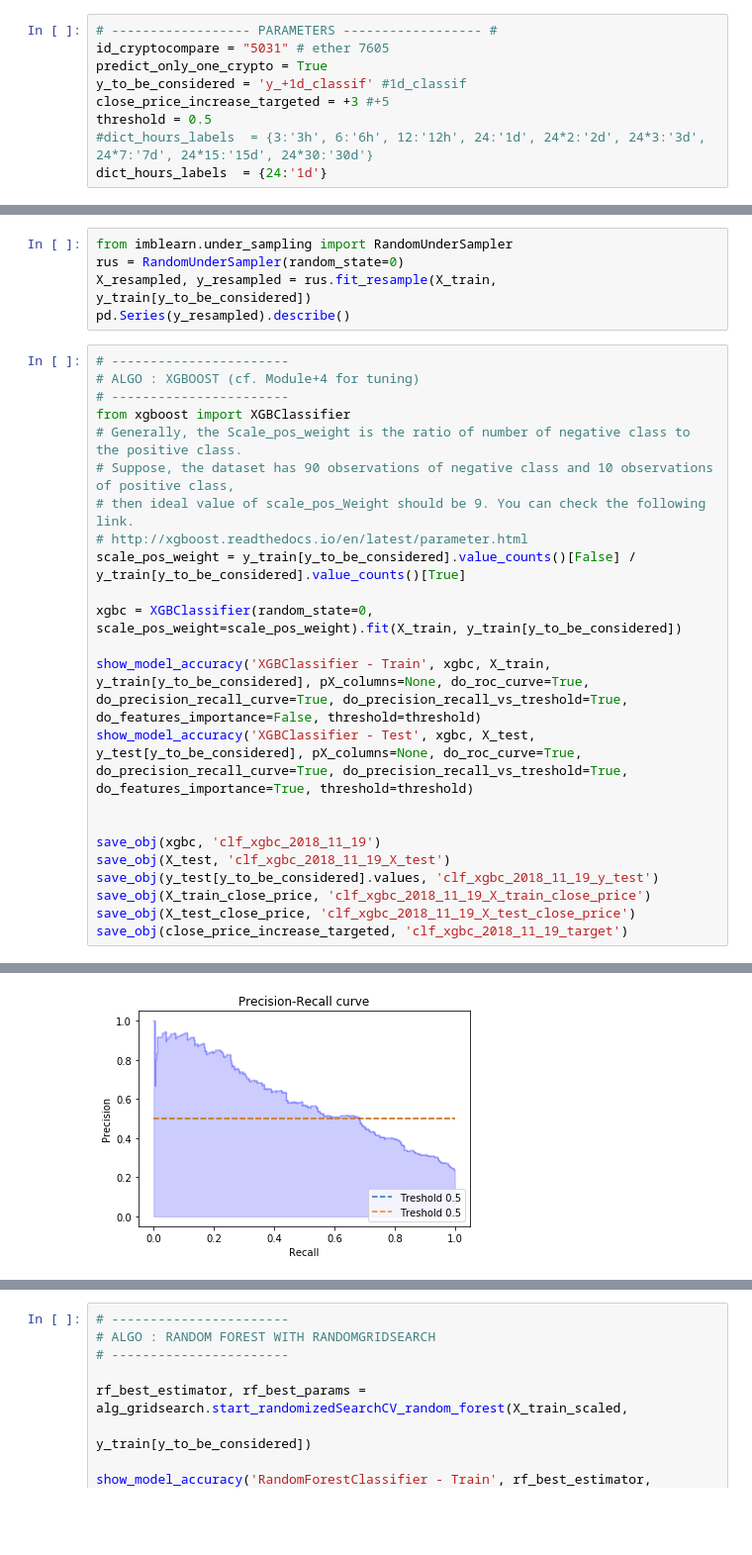
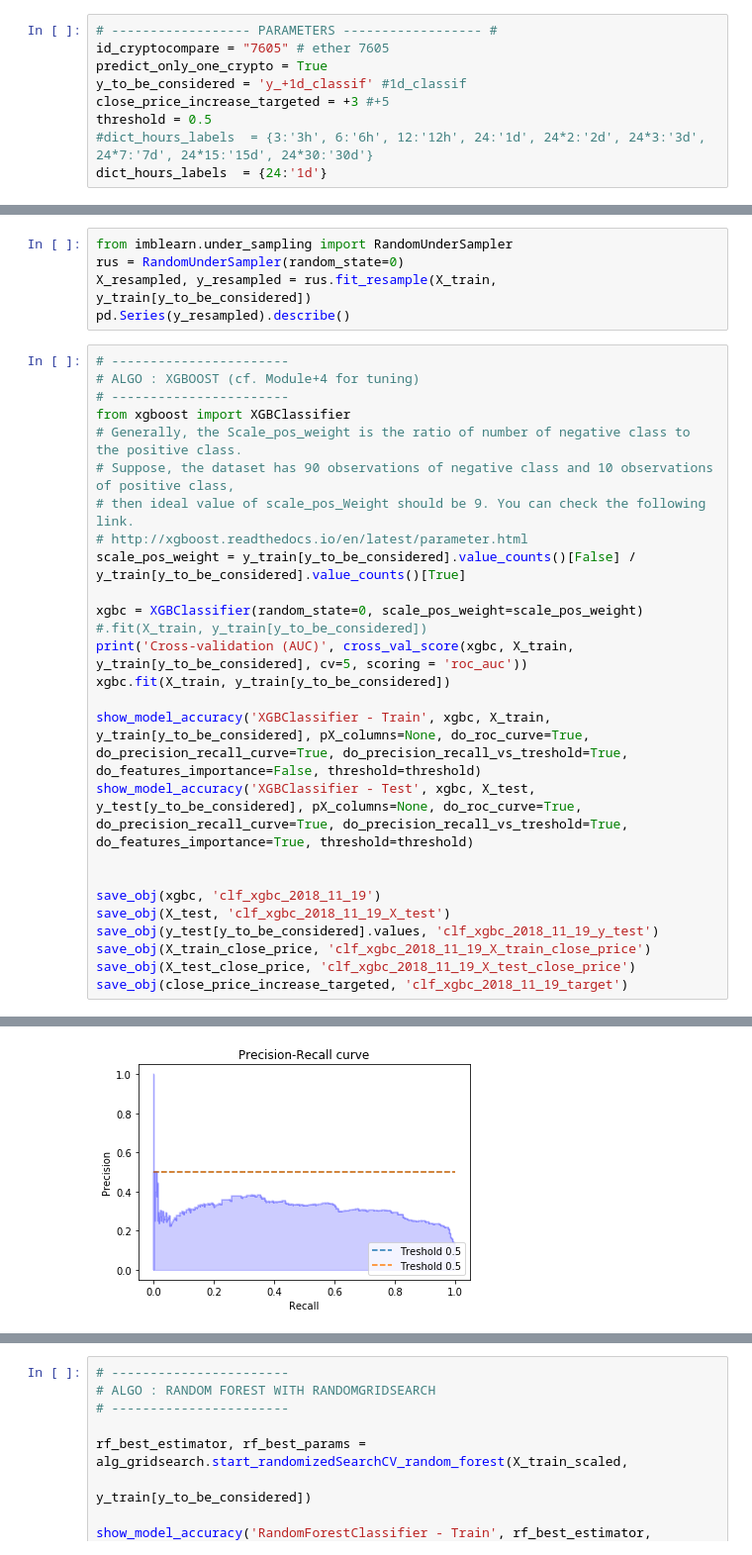
Before and after one commit to cysacenda/algocryptos, a Jupyter notebook: notebooks/ML/algocryptos_global.ipynb, the cells around one changed output, grey strips where cells are left out. Shown at 99% size. Saved outputs shown, nothing was run; the diff lists cells and outputs as text; blank space fills up the shorter version.

```diff
--- a/notebooks/ML/algocryptos_global.ipynb
+++ b/notebooks/ML/algocryptos_global.ipynb
@@ -132,7 +135,7 @@ str_sql = 'postgresql://dbuser:algocryptos@localhost:9091/algocryptos'
 connection = create_engine(str_sql)
 # %%
 # ------------------ PARAMETERS ------------------ #
-id_cryptocompare = "5031" # ether 7605
+id_cryptocompare = "7605" # ether 7605
 predict_only_one_crypto = True
 y_to_be_considered = 'y_+1d_classif' #1d_classif
 close_price_increase_targeted = +3 #+5
@@ -187,7 +190,9 @@ from xgboost import XGBClassifier
 # http://xgboost.readthedocs.io/en/latest/parameter.html
 scale_pos_weight = y_train[y_to_be_considered].value_counts()[False] / y_train[y_to_be_considered].value_counts()[True]
 
-xgbc = XGBClassifier(random_state=0, scale_pos_weight=scale_pos_weight).fit(X_train, y_train[y_to_be_considered])
+xgbc = XGBClassifier(random_state=0, scale_pos_weight=scale_pos_weight) #.fit(X_train, y_train[y_to_be_considered])
+print('Cross-validation (AUC)', cross_val_score(xgbc, X_train, y_train[y_to_be_considered], cv=5, scoring = 'roc_auc'))
+xgbc.fit(X_train, y_train[y_to_be_considered])
 
 show_model_accuracy('XGBClassifier - Train', xgbc, X_train, y_train[y_to_be_considered], pX_columns=None, do_roc_curve=True, do_precision_recall_curve=True, do_precision_recall_vs_treshold=True, do_features_importance=False, threshold=threshold)
 show_model_accuracy('XGBClassifier - Test', xgbc, X_test, y_test[y_to_be_considered], pX_columns=None, do_roc_curve=True, do_precision_recall_curve=True, do_precision_recall_vs_treshold=True, do_features_importance=True, threshold=threshold)
@@ -243 +248 @@ f1=0.529 auc=0.596 ap=0.598
-[figure, old version]
+[figure, new version]
```
Also changed, not shown: parts of 5 cells of this notebook, 2 other files.
